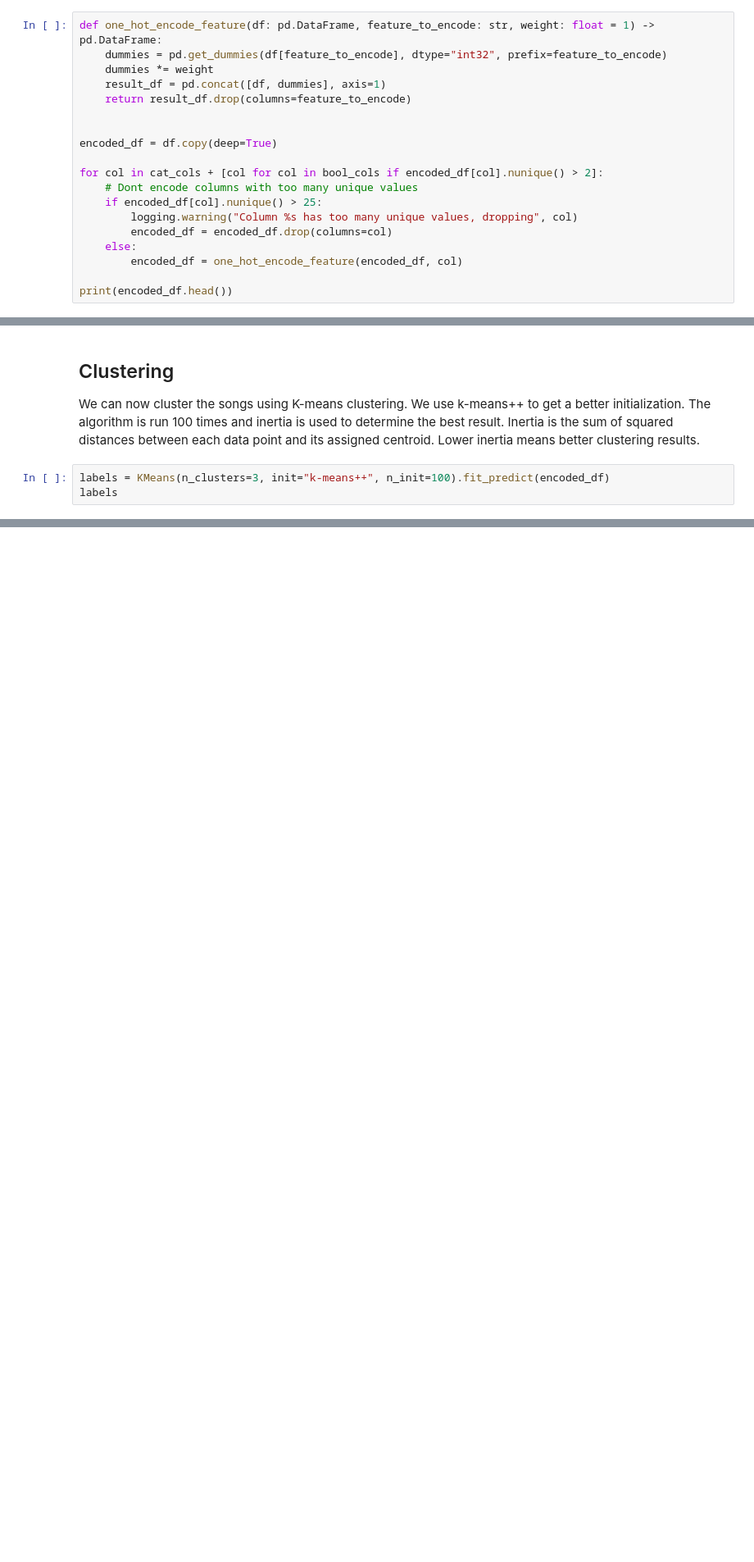
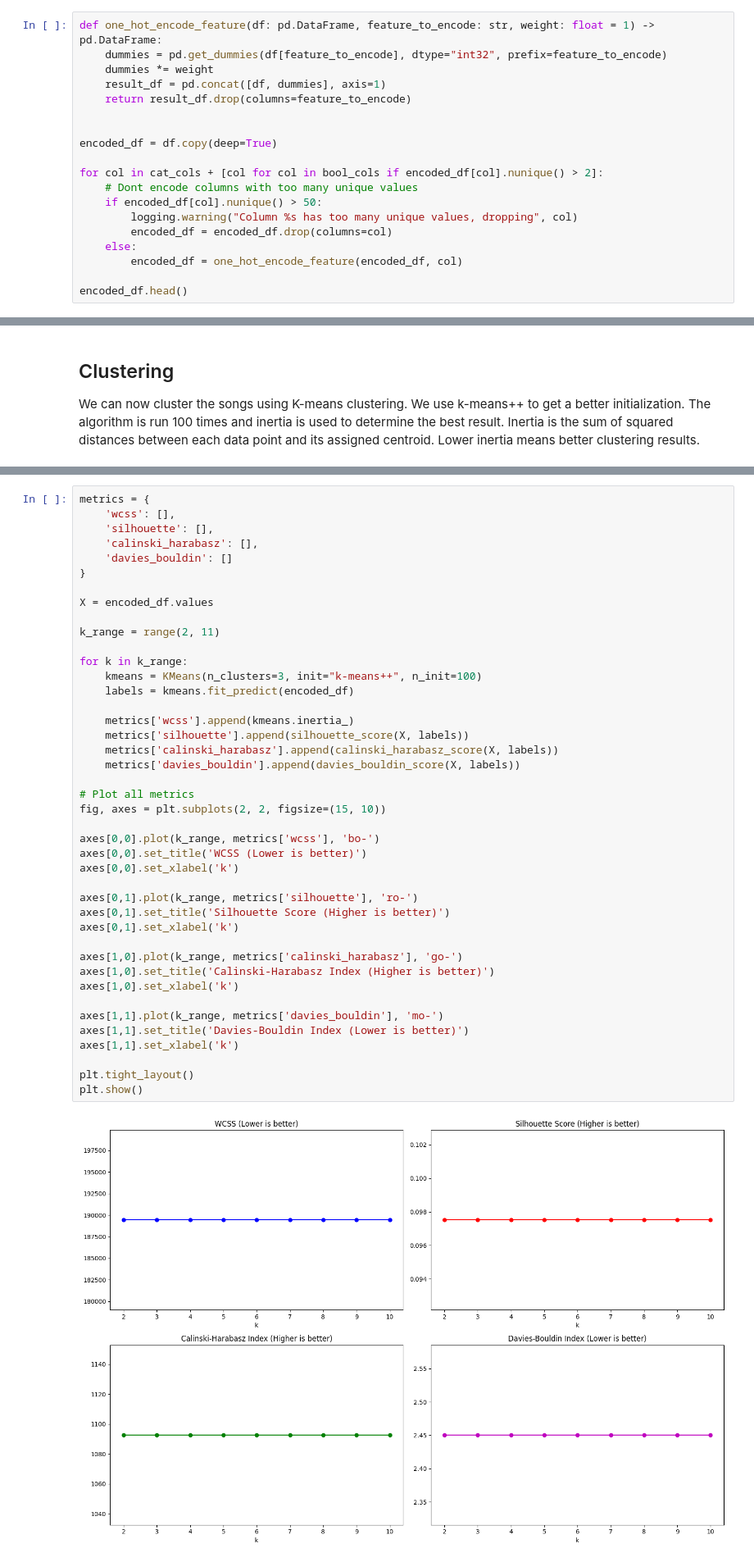
Before and after one commit to jaanisfehling/italian-rap-songs, a Jupyter notebook: clustering/kmeans.ipynb, the cells around one changed output, grey strips where cells are left out. Shown: that part at 82% size. Saved outputs shown, nothing was run; the diff lists cells and outputs as text; blank space fills up the shorter version.

Commit message:
add clustering with k estimation

```diff
--- a/clustering/kmeans.ipynb
+++ b/clustering/kmeans.ipynb
@@ -163,12 +188,12 @@ encoded_df = df.copy(deep=True)
 
 for col in cat_cols + [col for col in bool_cols if encoded_df[col].nunique() > 2]:
     # Dont encode columns with too many unique values
-    if encoded_df[col].nunique() > 25:
+    if encoded_df[col].nunique() > 50:
         logging.warning("Column %s has too many unique values, dropping", col)
         encoded_df = encoded_df.drop(columns=col)
     else:
         encoded_df = one_hot_encode_feature(encoded_df, col)
 
-print(encoded_df.head())
+encoded_df.head()
 # %% [output]
 WARNING:root:Column album has too many unique values, dropping
@@ -208,6 +211,3 @@ WARNING:root:Column year has too many unique values, dropping
 # %% [markdown]
 ## Clustering
 We can now cluster the songs using K-means clustering. We use k-means++ to get a better initialization. The algorithm is run 100 times and inertia is used to determine the best result. Inertia is the sum of squared distances between each data point and its assigned centroid. Lower inertia means better clustering results.
-# %%
-labels = KMeans(n_clusters=3, init="k-means++", n_init=100).fit_predict(encoded_df)
-labels
@@ -215,0 +214,44 @@ array([1, 1, 1, ..., 0, 0, 2], shape=(11166,), dtype=int32)
+# %%
+metrics = {
+    'wcss': [],
+    'silhouette': [],
+    'calinski_harabasz': [],
+    'davies_bouldin': []
+}
+
+X = encoded_df.values
+
+k_range = range(2, 11)
+
+for k in k_range:
+    kmeans = KMeans(n_clusters=3, init="k-means++", n_init=100)
+    labels = kmeans.fit_predict(encoded_df)
+
+    metrics['wcss'].append(kmeans.inertia_)
+    metrics['silhouette'].append(silhouette_score(X, labels))
+    metrics['calinski_harabasz'].append(calinski_harabasz_score(X, labels))
+    metrics['davies_bouldin'].append(davies_bouldin_score(X, labels))
+
+# Plot all metrics
+fig, axes = plt.subplots(2, 2, figsize=(15, 10))
+
+axes[0,0].plot(k_range, metrics['wcss'], 'bo-')
+axes[0,0].set_title('WCSS (Lower is better)')
+axes[0,0].set_xlabel('k')
+
+axes[0,1].plot(k_range, metrics['silhouette'], 'ro-')
+axes[0,1].set_title('Silhouette Score (Higher is better)')
+axes[0,1].set_xlabel('k')
+
+axes[1,0].plot(k_range, metrics['calinski_harabasz'], 'go-')
+axes[1,0].set_title('Calinski-Harabasz Index (Higher is better)')
+axes[1,0].set_xlabel('k')
+
+axes[1,1].plot(k_range, metrics['davies_bouldin'], 'mo-')
+axes[1,1].set_title('Davies-Bouldin Index (Lower is better)')
+axes[1,1].set_xlabel('k')
+
+plt.tight_layout()
+plt.show()
+# %% [output]
+[figure, added]
```
Also changed, not shown: parts of 9 cells of this notebook.
